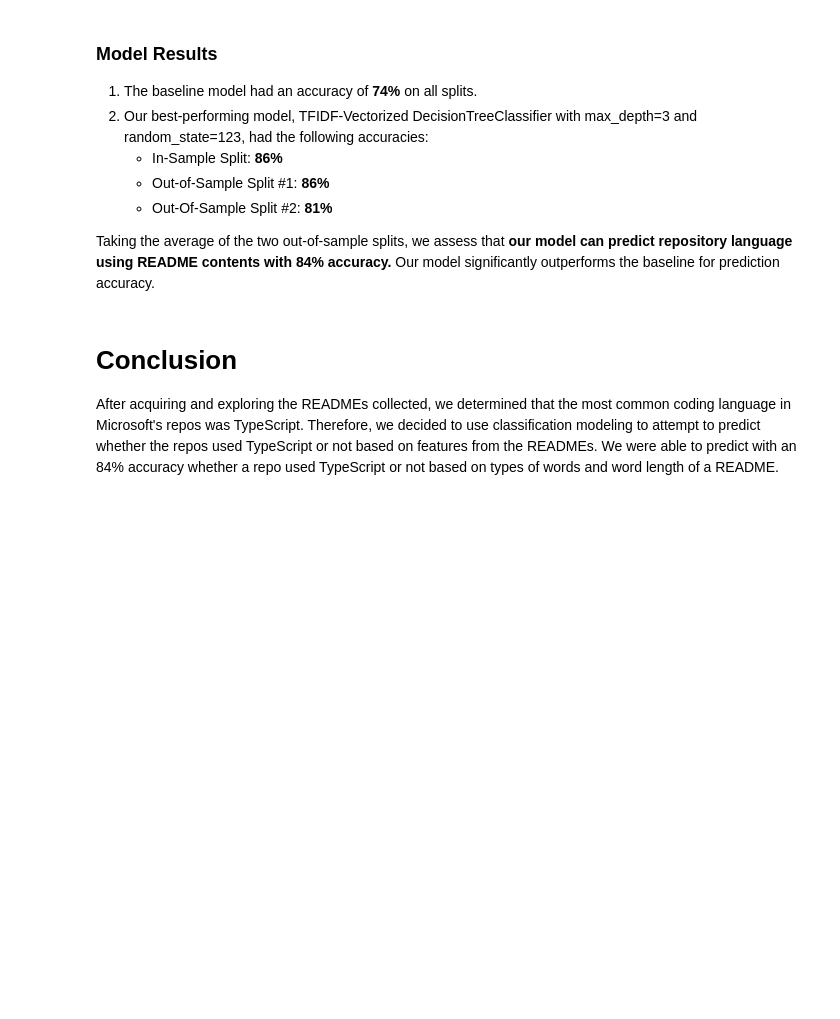
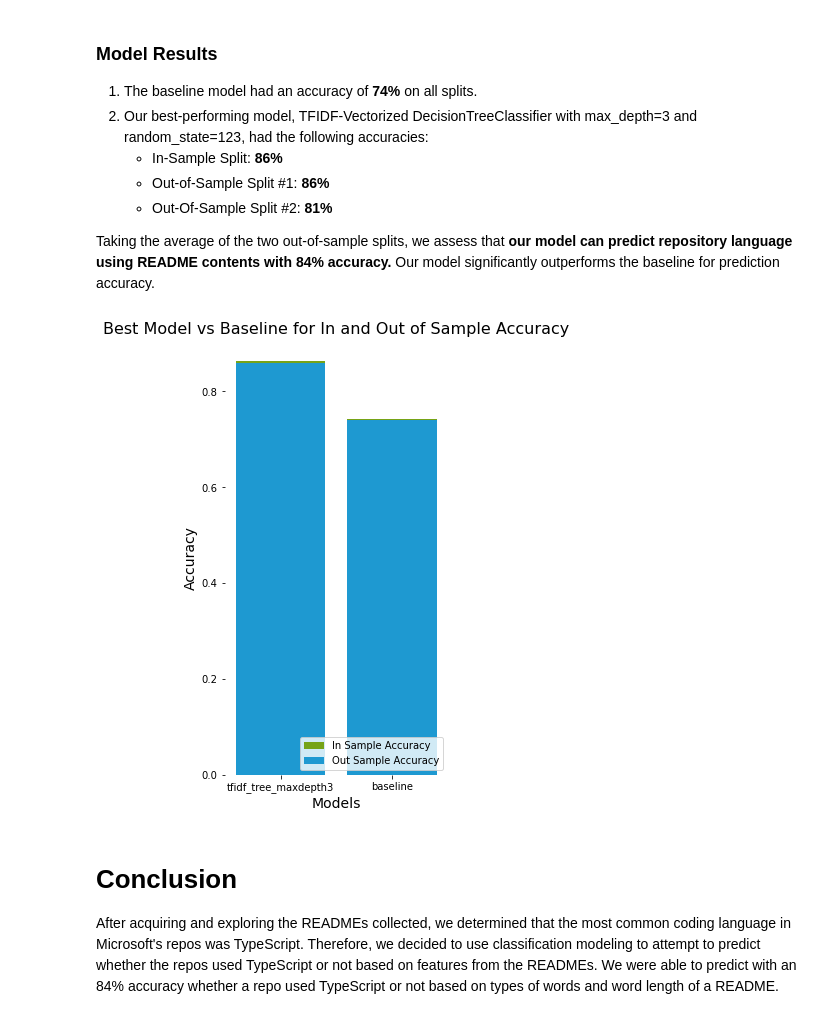
Before and after one commit to lets-talk-codeup/github-guesser, a Jupyter notebook: NLP_project_final_notebook.ipynb, the cells around one changed output. Saved outputs shown, nothing was run; the diff lists cells and outputs as text; code cells hidden in the pictures; blank space fills up the shorter version.

```diff
--- a/NLP_project_final_notebook.ipynb
+++ b/NLP_project_final_notebook.ipynb
@@ -891,3 +894,25 @@ Taking the average of the two out-of-sample splits, we assess that **our model c
+# %%
+# Initialize the matplotlib figure
+plt.figure(figsize=(4, 8))
+
+# Plot of the Modeling Results on train
+sns.barplot(x="Model", y="InSample_Accuracy",
+            data=all_models[(all_models.Model == 'baseline') | (all_models.Model == 'tfidf_tree_maxdepth3')],
+            label="In Sample Accuracy", color='#7fba00')
+sns.barplot(x="Model", y="OutSample_Accuracy",
+            data=all_models[(all_models.Model == 'baseline') | (all_models.Model == 'tfidf_tree_maxdepth3')],
+            label="Out Sample Accuracy", color='#00a4ef')
+# Plot of the Modeling Results on validate
+
+# Add a legend and informative axis label
+plt.title('Best Model vs Baseline for In and Out of Sample Accuracy', fontsize=16)
+plt.xlabel("Models", fontsize=14)
+plt.ylabel('Accuracy', fontsize=14)
+#plt.legend()
+plt.legend(loc = "lower right")
+sns.despine(left=True, bottom=True)
+# %% [output]
+[figure, added]
 # %% [markdown]
 # Conclusion
 After acquiring and exploring the READMEs collected, we determined that the most common coding language in Microsoft's repos was TypeScript. Therefore, we decided to use classification modeling to attempt to predict whether the repos used TypeScript or not based on features from the READMEs. We were able to predict with an 84% accuracy whether a repo used TypeScript or not based on types of words and word length of a README.
```
Also changed, not shown: parts of 4 cells of this notebook.
